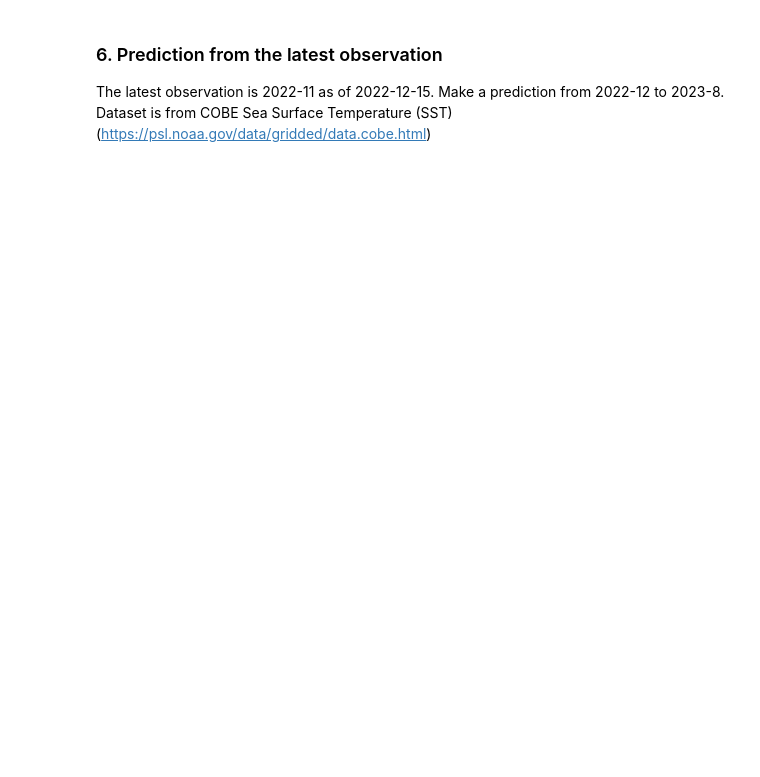
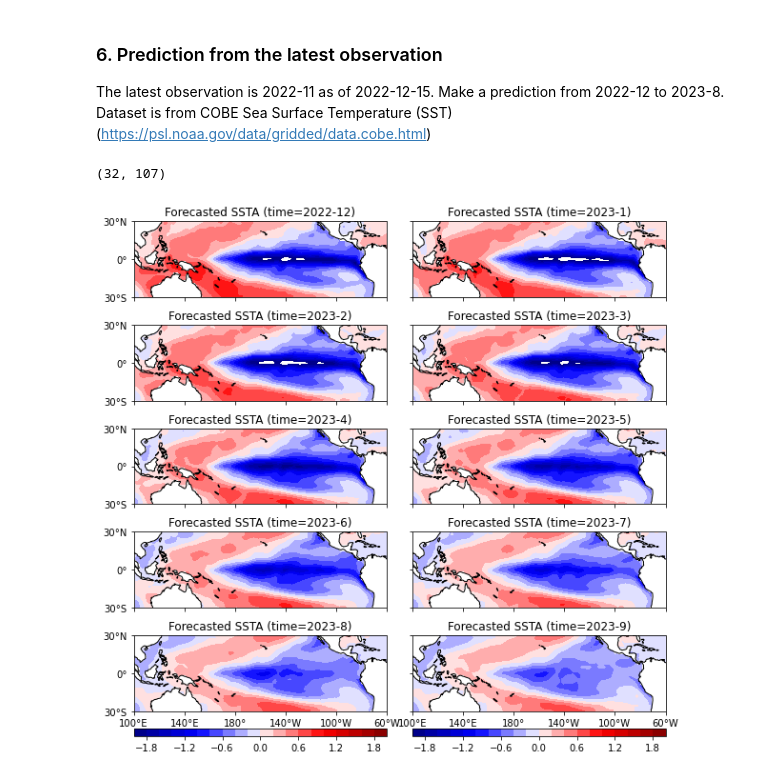
Before and after one commit to jinjunliu/atmo-651, a Jupyter notebook: Final/ATMO651_Final.ipynb, the cells around one changed output. Cells and saved outputs as stored; diff of their text form; code cells hidden in the pictures; blank space fills up the shorter version.

```diff
--- a/Final/ATMO651_Final.ipynb
+++ b/Final/ATMO651_Final.ipynb
@@ -530,6 +536,7 @@ grid_in = {'lon': cobe_lon, 'lat': cobe_lat}
 grid_out = {'lon': lon, 'lat': lat}
 regridder = xe.Regridder(grid_in, grid_out, 'bilinear')
 cobe_sst_anom = regridder(cobe_sst_anom)
+cobe_sst_anom[grid == -1] = np.nan
 print(cobe_sst_anom.shape)
 # make prediction
 project_month = 10
@@ -539,7 +546,7 @@ cobe_sst_forecast = lim.forecast()
 forecast_times = xr.cftime_range(start=cftime.DatetimeGregorian(2022, 12, 1, 0, 0, 0, 0),
                                 periods=project_month, freq='MS')
 projection = ccrs.PlateCarree(central_longitude=180)
-fig, axes = plt.subplots(project_month // 2, 2, figsize=(10, 20),
+fig, axes = plt.subplots(project_month // 2, 2, figsize=(10, 12),
                             subplot_kw={'projection': projection})
 for i in range(project_month // 2):
     for j in range(2):
@@ -549,30 +556,33 @@ for i in range(project_month // 2):
         year, month = forecast_t.year, forecast_t.month
         # set extent
         ax.set_extent([lon_min, lon_max, lat_min, lat_max], crs=ccrs.PlateCarree())
         im = ax.contourf(lon, lat, cobe_sst_forecast[leading,:,:], levels=np.linspace(-2, 2, 21),
                         cmap=cmaps.BlWhRe, transform=ccrs.PlateCarree())
         ax.set_title(f"Forecasted SSTA (time={year}-{month})")
         # add coastlines
         ax.coastlines()
         # lat and lon ticks
         ax.set_xticks(np.arange(lon_min, lon_max+1, 40), crs=ccrs.PlateCarree())
         ax.set_yticks(np.arange(lat_min, lat_max+1, 30), crs=ccrs.PlateCarree())
         if i == project_month // 2 - 1:
             lon_formatter = LongitudeFormatter(zero_direction_label=True)
             ax.xaxis.set_major_formatter(lon_formatter)
         else:
             # add ticks but no labels
             ax.set_xticklabels([])
         if j == 0:
             lat_formatter = LatitudeFormatter()
             ax.yaxis.set_major_formatter(lat_formatter)
         else:
             # add ticks but no labels
             ax.set_yticklabels([])
         # add colorbar
         if i == project_month // 2 - 1:
             cax = inset_axes(ax, width="100%", height="10%", loc='lower center', borderpad=-2.6)
             fig.colorbar(im, cax=cax, orientation='horizontal')
 plt.subplots_adjust(wspace=0.1, hspace=-0.5)
 plt.show()
 fig.savefig("./report/figures/forecasted_ssta", dpi=300, bbox_inches='tight')
+# %% [output]
+(32, 107)
+[figure, added]
```
Also changed, not shown: parts of 7 cells of this notebook.
